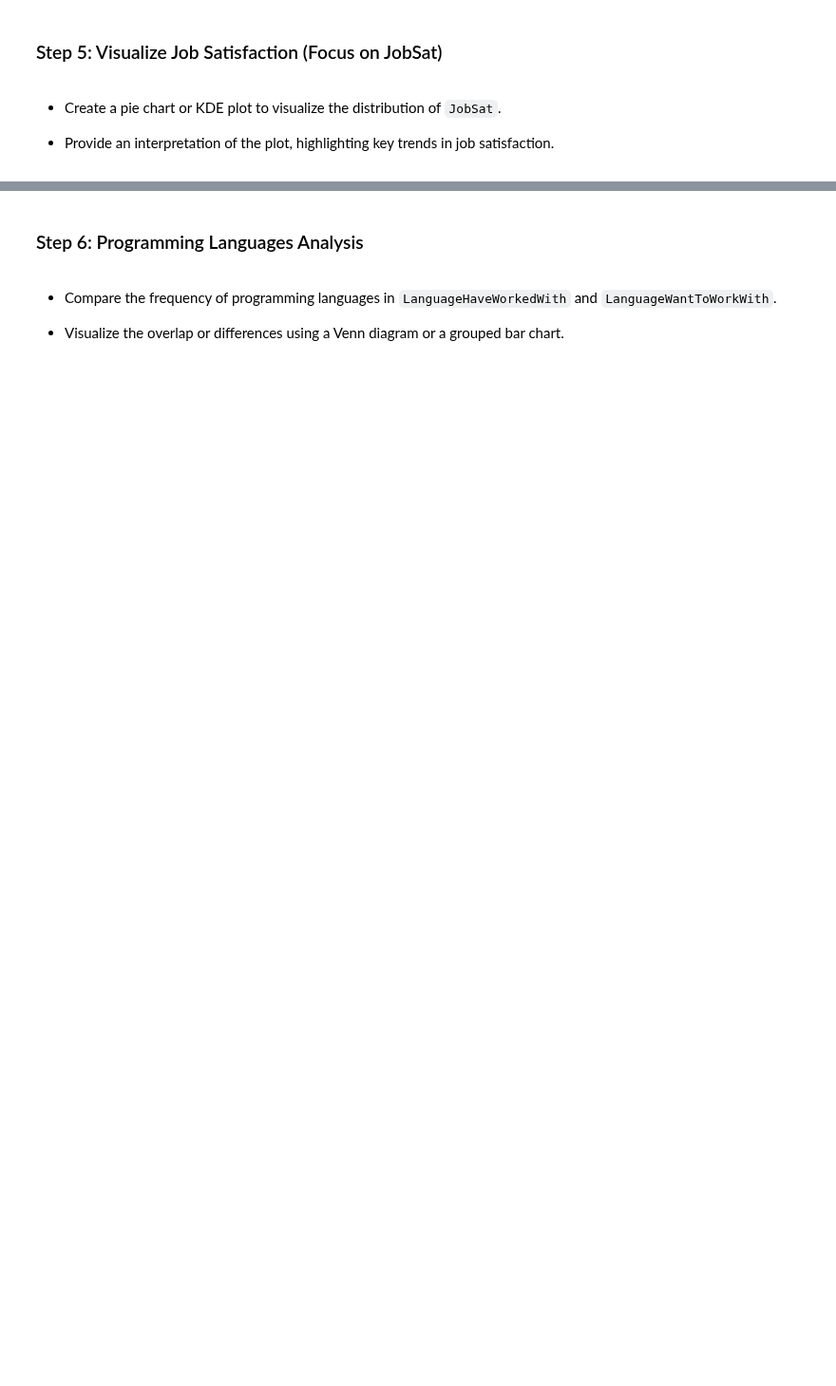
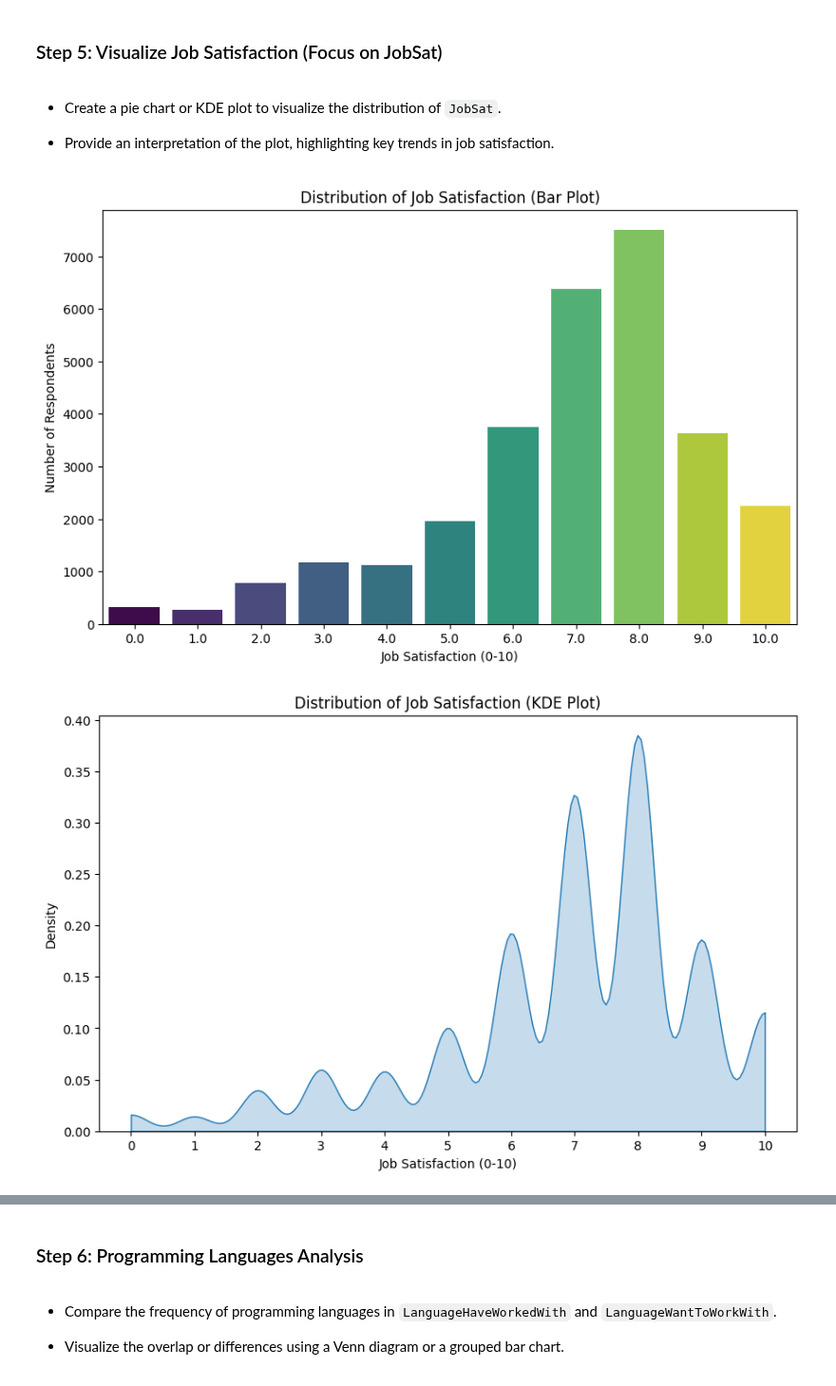
Before and after one commit to jad3ch3n/ibm-data-analyst-professional-certification, a Jupyter notebook: C9-IBM Data Analyst Capstone Project/c9lab13-finding-how-the-data-is-distributed.ipynb, the cells around one changed output, grey strips where cells are left out. Shown at 95% size. Saved outputs shown, nothing was run; the diff lists cells and outputs as text; code cells hidden in the pictures; blank space fills up the shorter version.

```diff
--- a/C9-IBM Data Analyst Capstone Project/c9lab13-finding-how-the-data-is-distributed.ipynb
+++ b/C9-IBM Data Analyst Capstone Project/c9lab13-finding-how-the-data-is-distributed.ipynb
@@ -138,0 +142,10 @@ print(df_clean[["Employment", "RemoteWork", "EdLevel", "Country", "JobSat", "Yea
+# %%
+# Impute missing values in YearsCode with the median
+df['YearsCode'] = df['YearsCode'].fillna(df['YearsCode'].median())
+
+# Impute missing values in YearsCodePro with the median
+df['YearsCodePro'] = df['YearsCodePro'].fillna(df['YearsCodePro'].median())
+
+# Verify that missing values have been handled in YearsCode and YearsCodePro
+print("\nMissing values after handling YearsCode and YearsCodePro:")
+print(df[['YearsCode', 'YearsCodePro']].isnull().sum())
@@ -180,0 +199,27 @@ print("Most responses cluster around the middle-to-high satisfaction scores, wit
+# %%
+# Create a bar plot
+job_sat_counts = df['JobSat'].value_counts().sort_index()
+plt.figure(figsize=(10, 6))
+sns.barplot(x=job_sat_counts.index, y=job_sat_counts.values, hue=job_sat_counts.index, palette="viridis", legend=False)
+plt.title('Distribution of Job Satisfaction (Bar Plot)')
+plt.xlabel('Job Satisfaction (0-10)')
+plt.ylabel('Number of Respondents')
+plt.xticks(range(0, 11))
+plt.show()
+
+# Create a KDE plot
+plt.figure(figsize=(10, 6))
+sns.kdeplot(df['JobSat'], fill=True, clip=(0,10))
+plt.title('Distribution of Job Satisfaction (KDE Plot)')
+plt.xlabel('Job Satisfaction (0-10)')
+plt.ylabel('Density')
+plt.xticks(range(0, 11))
+plt.show()
+
+# Create a dataframe with the percentage for each JobSat value
+job_sat_percentage = (df['JobSat'].value_counts(normalize=True)*100).sort_index()
+df_job_sat = pd.DataFrame({'JobSat':job_sat_percentage.index, 'Percentage':job_sat_percentage.values})
+print(df_job_sat)
+# %% [output]
+[figure, added]
+[figure, added]
```
Also changed, not shown: parts of 24 cells of this notebook, 3 other files.
